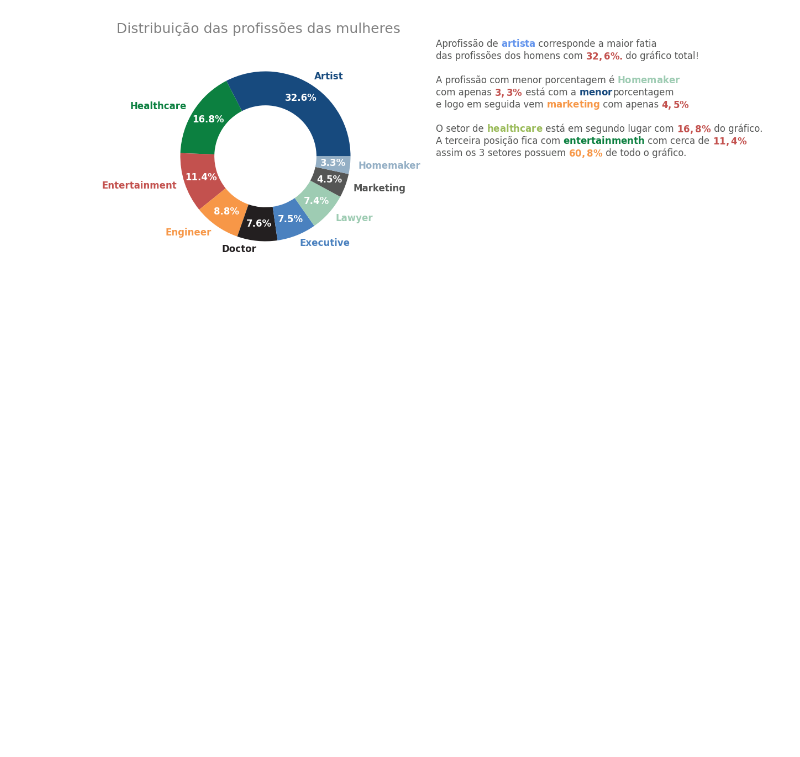
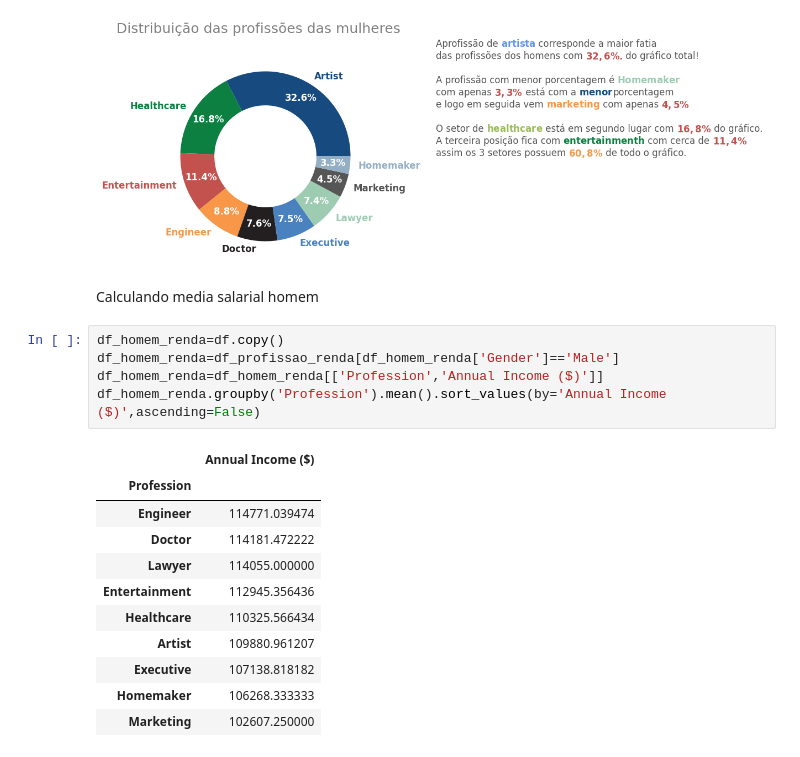
Before and after one commit to Jgabriel1800/Clientes-mercado, a Jupyter notebook: Clientes_mercado.ipynb, the cells around one changed output. Cells and saved outputs as stored; diff of their text form; blank space fills up the shorter version.

Commit message:
Criado o dataframe da renda dos homens de acordo com o emprego

```diff
--- a/Clientes_mercado.ipynb
+++ b/Clientes_mercado.ipynb
@@ -399,3 +399,22 @@ texto_colorido(2,0,'Aprofissão de ||$\\bf{artista}$|| corresponde a maior fatia
      ],esp=22,ax=ax,fontsize=12)
 # %% [output]
 [figure]
+# %% [markdown]
+Calculando media salarial homem
+# %%
+df_homem_renda=df.copy()
+df_homem_renda=df_profissao_renda[df_homem_renda['Gender']=='Male']
+df_homem_renda=df_homem_renda[['Profession','Annual Income ($)']]
+df_homem_renda.groupby('Profession').mean().sort_values(by='Annual Income ($)',ascending=False)
+# %% [output]
+|  | Annual Income ($) |
+| Profession |  |
+| Engineer | 114771.039474 |
+| Doctor | 114181.472222 |
+| Lawyer | 114055.000000 |
+| Entertainment | 112945.356436 |
+| Healthcare | 110325.566434 |
+| Artist | 109880.961207 |
+| Executive | 107138.818182 |
+| Homemaker | 106268.333333 |
+| Marketing | 102607.250000 |
```
